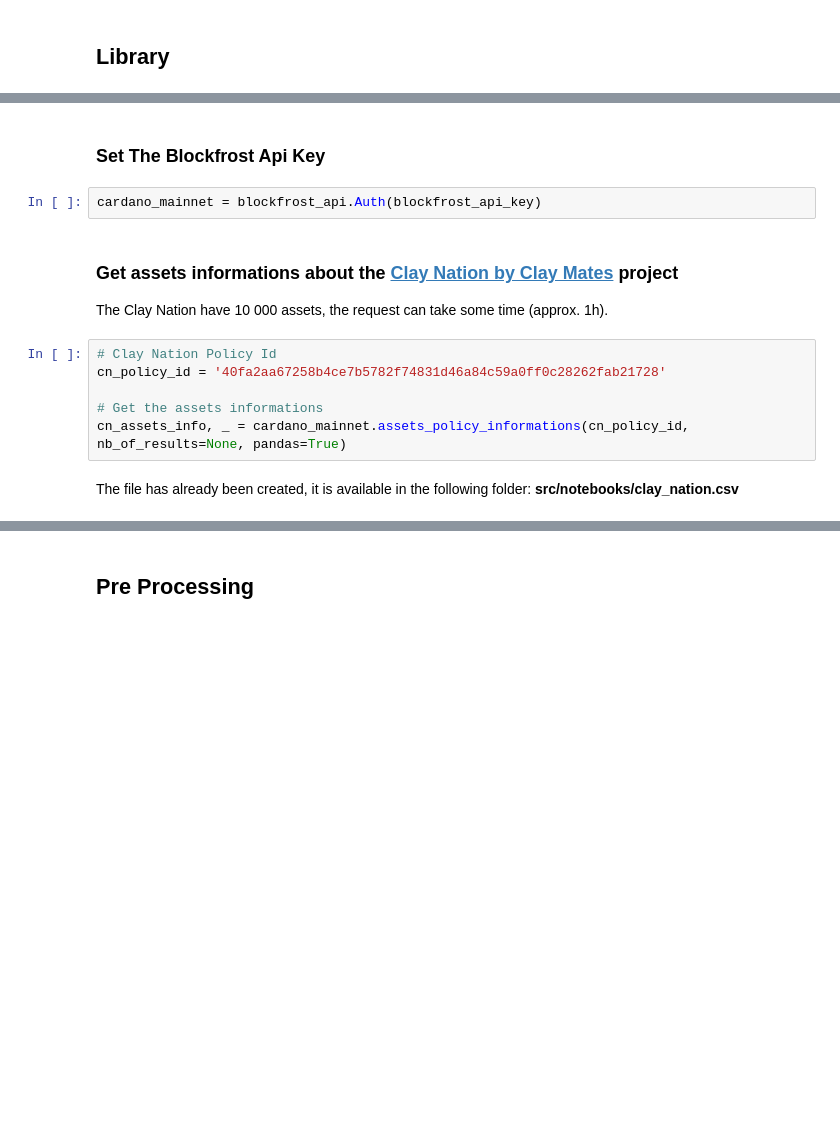
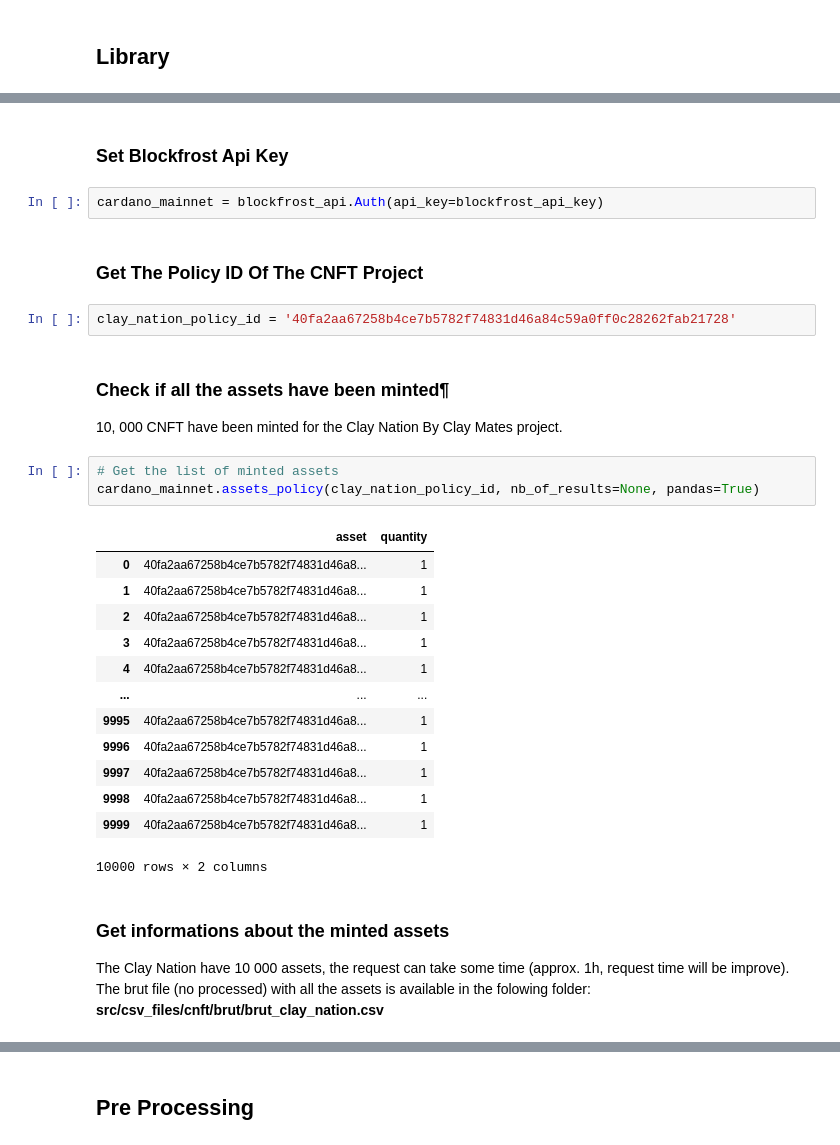
Before and after one commit to attadje/py-cardano-explorer, a Jupyter notebook: src/notebooks/cnft_analysis.ipynb, the cells around one changed output, grey strips where cells are left out. Cells and saved outputs as stored; diff of their text form; blank space fills up the shorter version.

```diff
--- a/src/notebooks/cnft_analysis.ipynb
+++ b/src/notebooks/cnft_analysis.ipynb
@@ -20,18 +20,36 @@ if os.path.exists(path):
 sns.set_style("darkgrid")
 sns.set(rc={'figure.figsize':(12,8)})
 # %% [markdown]
-### Set The Blockfrost Api Key
+### Set Blockfrost Api Key
 # %%
-cardano_mainnet = blockfrost_api.Auth(blockfrost_api_key)
+cardano_mainnet = blockfrost_api.Auth(api_key=blockfrost_api_key)
+# %% [markdown]
+### Get The Policy ID Of The CNFT Project
+# %%
+clay_nation_policy_id = '40fa2aa67258b4ce7b5782f74831d46a84c59a0ff0c28262fab21728'
+# %% [markdown]
+### Check if all the assets have been minted¶
+
+10, 000 CNFT have been minted for the Clay Nation By Clay Mates project.
+# %%
+# Get the list of minted assets
+cardano_mainnet.assets_policy(clay_nation_policy_id, nb_of_results=None, pandas=True)
+# %% [output]
+|  | asset | quantity |
+| 0 | 40fa2aa67258b4ce7b5782f74831d46a8... | 1 |
+| 1 | 40fa2aa67258b4ce7b5782f74831d46a8... | 1 |
+| 2 | 40fa2aa67258b4ce7b5782f74831d46a8... | 1 |
+| 3 | 40fa2aa67258b4ce7b5782f74831d46a8... | 1 |
+| 4 | 40fa2aa67258b4ce7b5782f74831d46a8... | 1 |
+| ... | ... | ... |
+| 9995 | 40fa2aa67258b4ce7b5782f74831d46a8... | 1 |
+| 9996 | 40fa2aa67258b4ce7b5782f74831d46a8... | 1 |
+| 9997 | 40fa2aa67258b4ce7b5782f74831d46a8... | 1 |
+| 9998 | 40fa2aa67258b4ce7b5782f74831d46a8... | 1 |
+| 9999 | 40fa2aa67258b4ce7b5782f74831d46a8... | 1 |
+10000 rows × 2 columns
 # %% [markdown]
-### Get assets informations about the [Clay Nation by Clay Mates](https://www.claynation.io/) project
+### Get informations about the minted assets
 
-The Clay Nation have 10 000 assets, the request can take some time (approx. 1h).
+The Clay Nation have 10 000 assets, the request can take some time (approx. 1h, request time will be improve).
+The brut file (no processed) with all the assets is available in the folowing folder: **src/csv_files/cnft/brut/brut_clay_nation.csv**
-# %%
-# Clay Nation Policy Id
-cn_policy_id = '40fa2aa67258b4ce7b5782f74831d46a84c59a0ff0c28262fab21728'
-
-# Get the assets informations
-cn_assets_info, _ = cardano_mainnet.assets_policy_informations(cn_policy_id, nb_of_results=None, pandas=True)
-# %% [markdown]
-The file has already been created, it is available in the following folder: **src/notebooks/clay_nation.csv**
```
Also changed, not shown: parts of 24 cells of this notebook, 5 other files.
